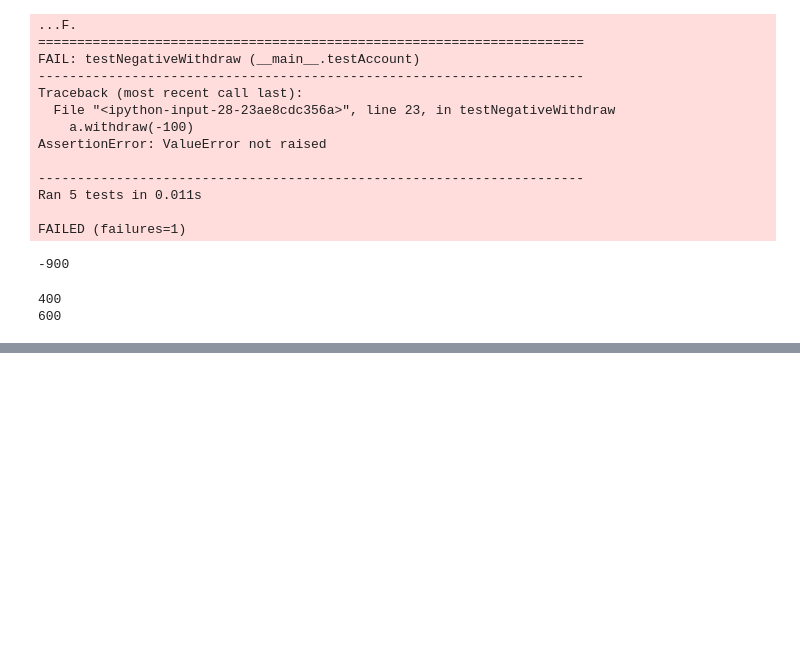
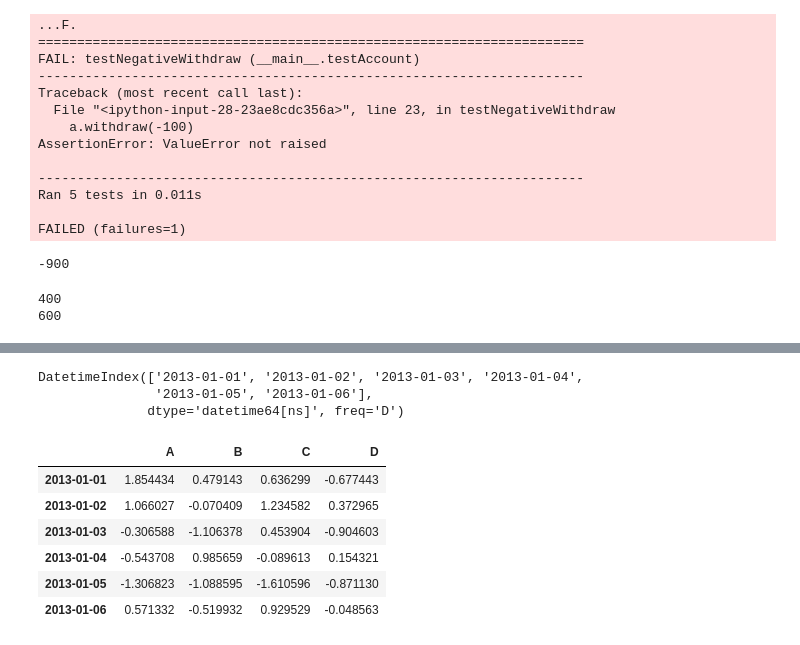
Before and after one commit to saiful-aromax/AroAI, a Jupyter notebook: B9AI108 PP/B9AI108_2223_TMD2.ipynb, the cells around one changed output, grey strips where cells are left out. Cells and saved outputs as stored; diff of their text form; code cells hidden in the pictures; blank space fills up the shorter version.

```diff
--- a/B9AI108 PP/B9AI108_2223_TMD2.ipynb
+++ b/B9AI108 PP/B9AI108_2223_TMD2.ipynb
@@ -735,0 +765,20 @@ print(b.getBalance())
+# %%
+dates = pd.date_range("20130101", periods=6)
+
+dates
+# %% [output]
+DatetimeIndex(['2013-01-01', '2013-01-02', '2013-01-03', '2013-01-04',
+               '2013-01-05', '2013-01-06'],
+              dtype='datetime64[ns]', freq='D')
+# %%
+df = pd.DataFrame(np.random.randn(6, 4), index=dates, columns=list("ABCD"))
+
+df
+# %% [output]
+|  | A | B | C | D |
+| 2013-01-01 | 1.854434 | 0.479143 | 0.636299 | -0.677443 |
+| 2013-01-02 | 1.066027 | -0.070409 | 1.234582 | 0.372965 |
+| 2013-01-03 | -0.306588 | -1.106378 | 0.453904 | -0.904603 |
+| 2013-01-04 | -0.543708 | 0.985659 | -0.089613 | 0.154321 |
+| 2013-01-05 | -1.306823 | -1.088595 | -1.610596 | -0.871130 |
+| 2013-01-06 | 0.571332 | -0.519932 | 0.929529 | -0.048563 |
```
Also changed, not shown: parts of 40 cells of this notebook.
